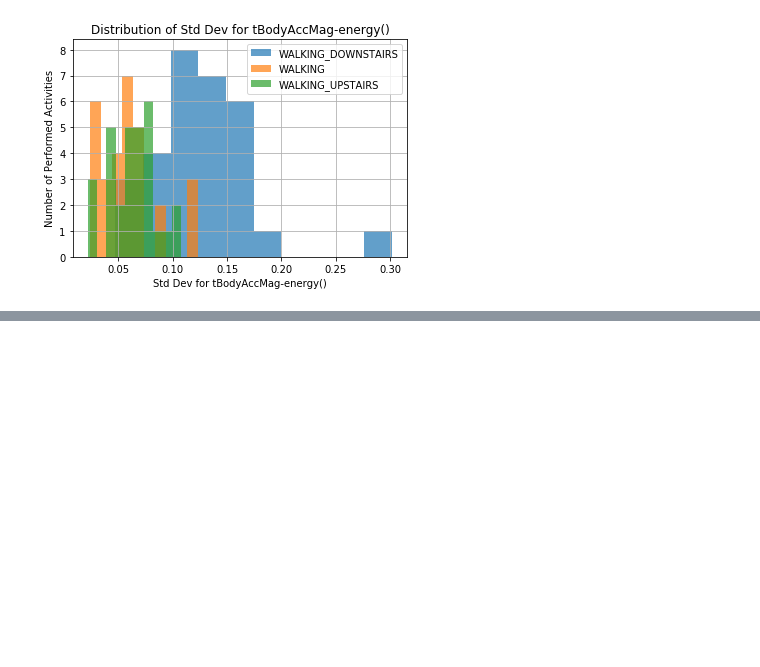
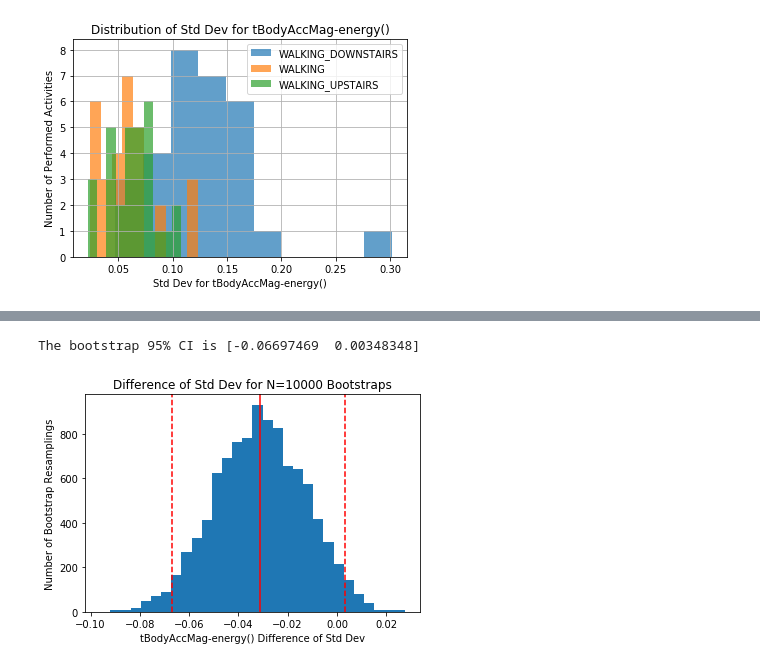
Before and after one commit to s-weisenberg/Data-Science-Projects, a Jupyter notebook: Capstone_Project_2/notebooks/Statistical_Analysis.ipynb, the cells around one changed output, grey strips where cells are left out. Saved outputs shown, nothing was run; the diff lists cells and outputs as text; code cells hidden in the pictures; blank space fills up the shorter version.

```diff
--- a/Capstone_Project_2/notebooks/Statistical_Analysis.ipynb
+++ b/Capstone_Project_2/notebooks/Statistical_Analysis.ipynb
@@ -261,0 +323,10 @@ Since the distributions of std. dev. for either superClass do not meet the norma
+# %%
+# Testing Hypothesis 2
+bootstrap_diff_of_means(superClass_df_stds.loc[0]['tBodyAccMag-energy()'],
+                        superClass_df_stds.loc[1]['tBodyAccMag-energy()'],
+                        'tBodyAccMag-energy()',
+                        'Std Dev',
+                        n=10000)
+# %% [output]
+The bootstrap 95% CI is [-0.06697469  0.00348348]
+[figure, added]
```
Also changed, not shown: parts of 10 cells of this notebook.
